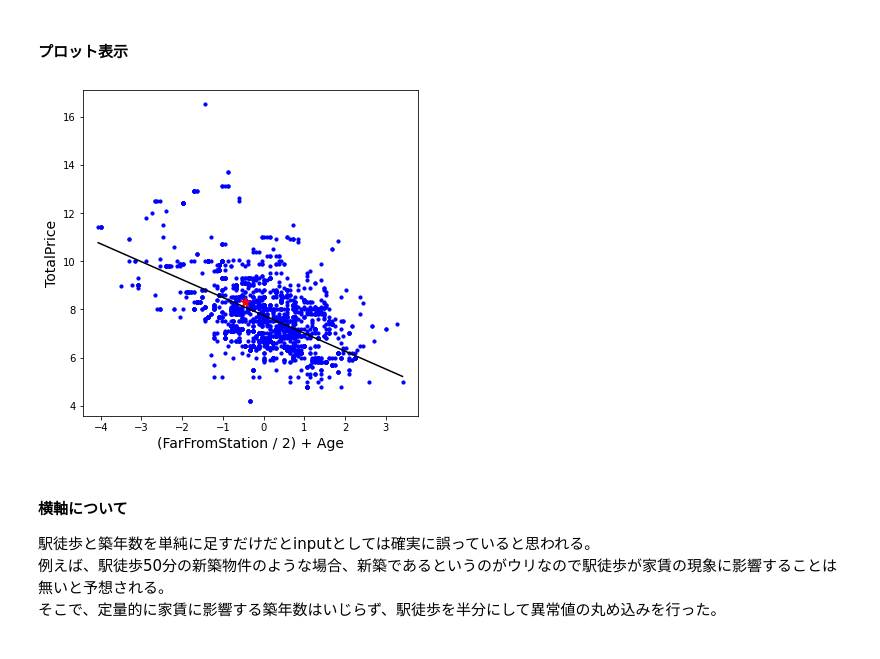
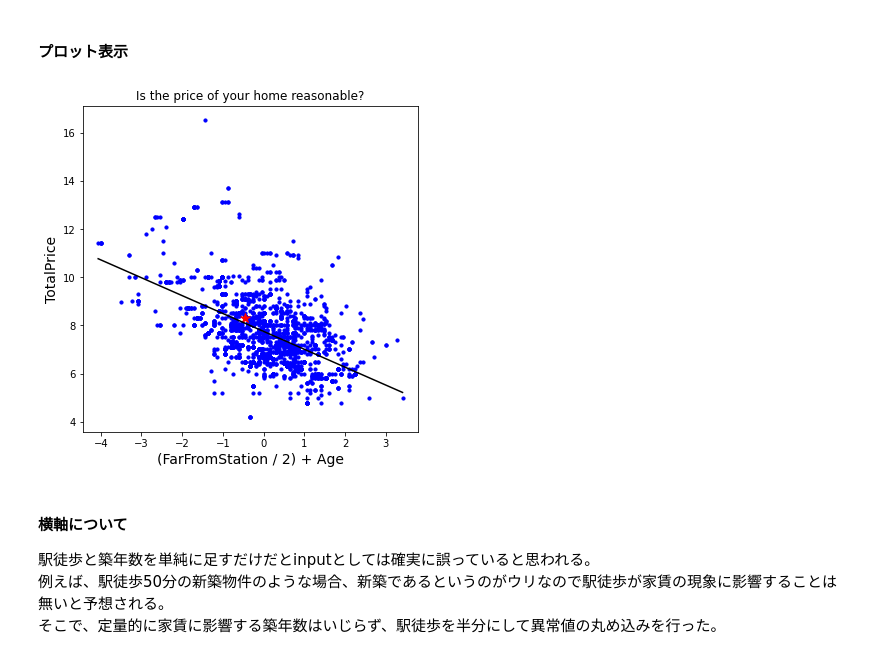
Before and after one commit to yiritani/math-for-ai_final-task_iri, a Jupyter notebook: jupyter/machine_learning.ipynb, the cells around one changed output. Saved outputs shown, nothing was run; the diff lists cells and outputs as text; code cells hidden in the pictures.

```diff
--- a/jupyter/machine_learning.ipynb
+++ b/jupyter/machine_learning.ipynb
@@ -73,7 +73,7 @@ M  = x.shape[0]
 D = x.shape[1]
 
 # 繰り返し回数
-iters = 100000
+iters = 10000
 
 # 学習率
 alpha = 0.001
@@ -167,13 +156,14 @@ my_home_y = 8.3
 # %%
 plt.figure(figsize=(6,6))
 plt.scatter(x3, yt, s=10, c='b')
 plt.scatter(my_home_x, my_home_y, s=100, c='r', marker="*")
 plt.xlabel('(FarFromStation / 2) + Age', fontsize=14)
 plt.ylabel('TotalPrice', fontsize=14)
 plt.plot(xl[:,1], yl, c='k')
+plt.title('Is the price of your home reasonable?')
 plt.show()
 # %% [output]
-[figure, old version]
+[figure, new version]
 # %% [markdown]
 #### 横軸について
 駅徒歩と築年数を単純に足すだけだとinputとしては確実に誤っていると思われる。<br>
```
Also changed, not shown: parts of 3 cells of this notebook, 13 other files.
